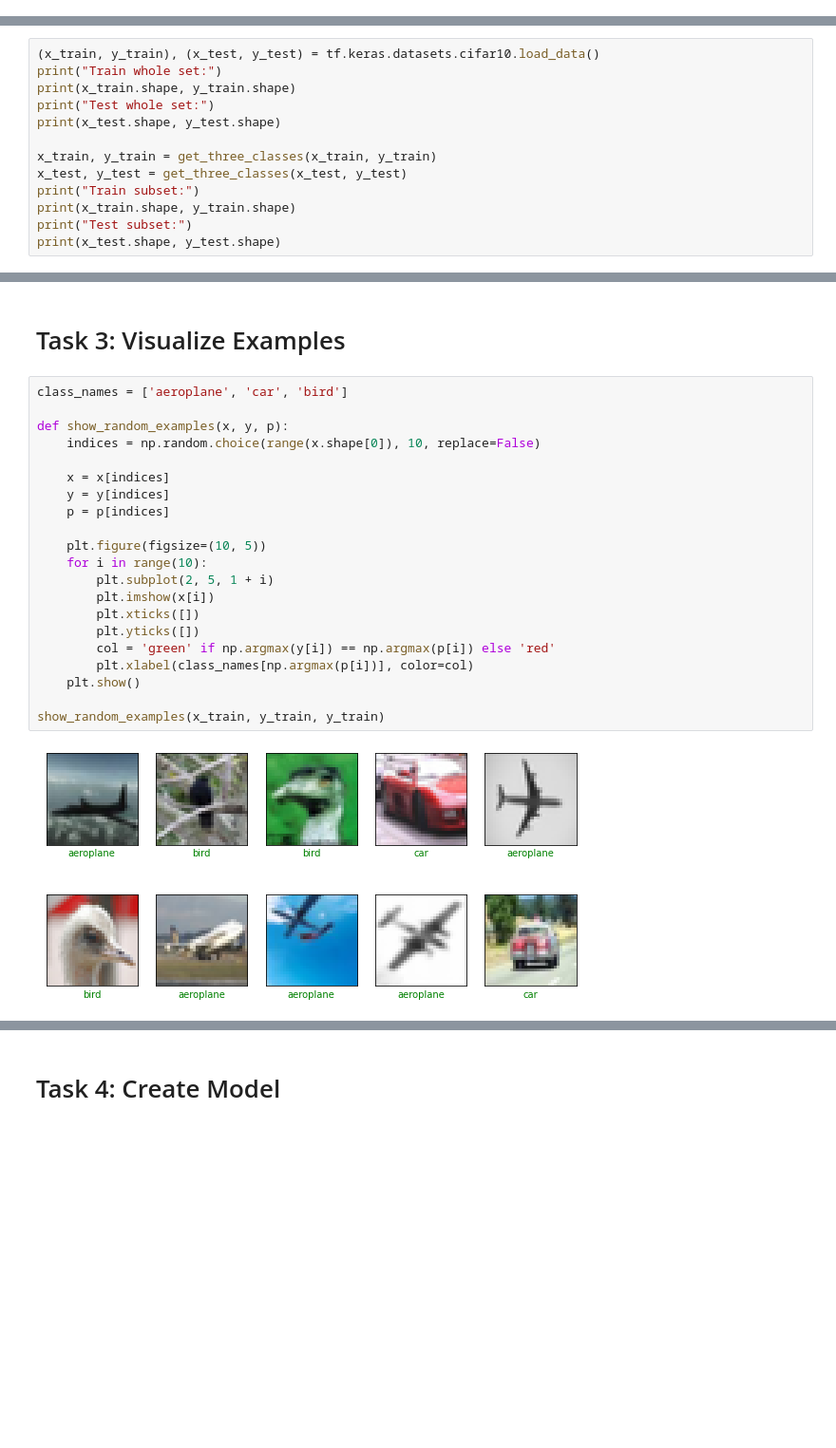
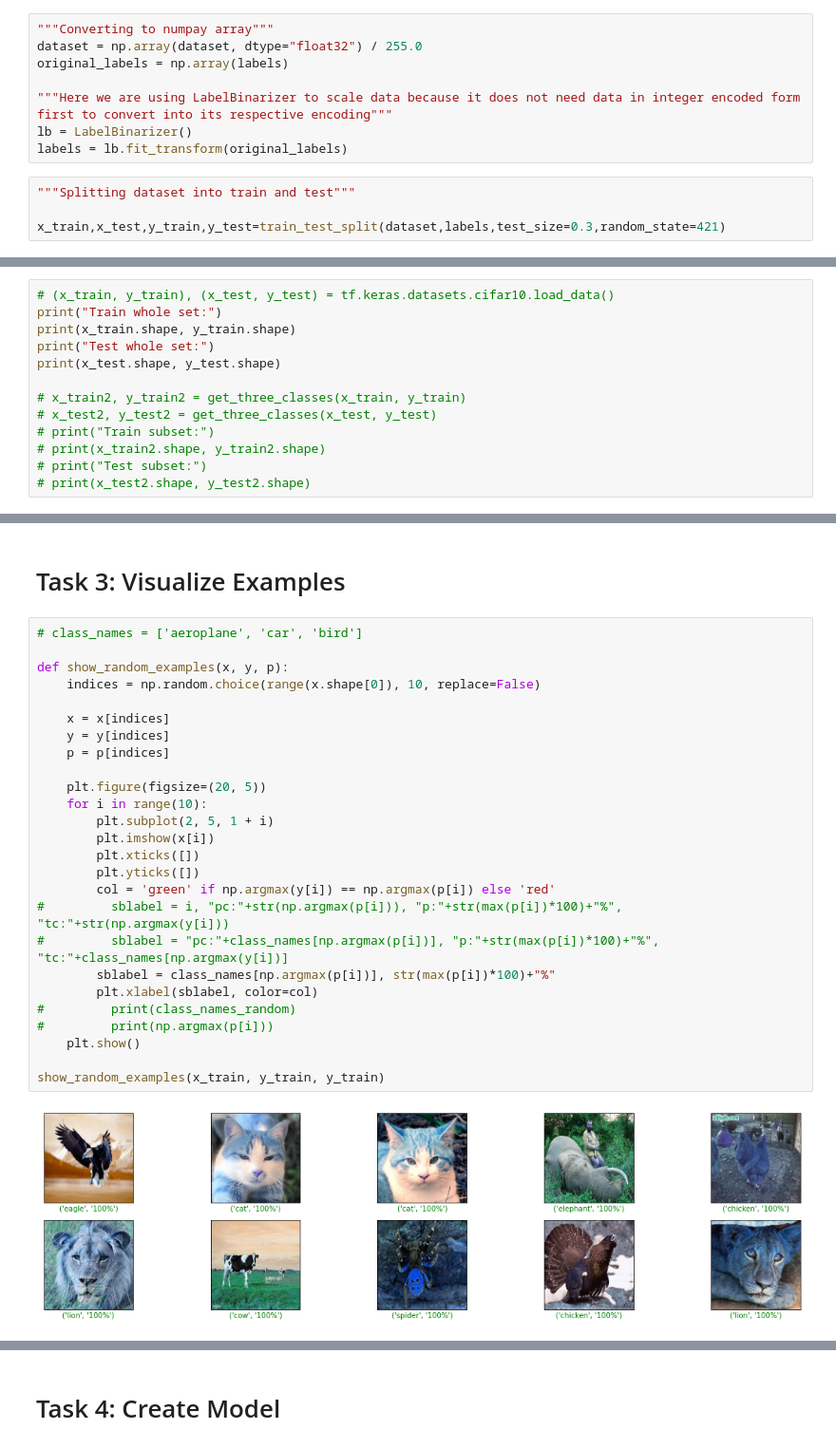
Before and after one commit to khandakerrahin/Image-Classification-with-CNN-using-Keras, a Jupyter notebook: image_classification_CNN_keras.ipynb, the cells around one changed output, grey strips where cells are left out. Shown at 95% size. Drawn from its saved outputs; the diff is of its cells as text; blank space fills up the shorter version.

```diff
--- a/image_classification_CNN_keras.ipynb
+++ b/image_classification_CNN_keras.ipynb
@@ -42,0 +155,12 @@ Is using GPU? False
+# %%
+"""Converting to numpay array"""
+dataset = np.array(dataset, dtype="float32") / 255.0
+original_labels = np.array(labels)
+
+"""Here we are using LabelBinarizer to scale data because it does not need data in integer encoded form first to convert into its respective encoding"""
+lb = LabelBinarizer()
+labels = lb.fit_transform(original_labels)
+# %%
+"""Splitting dataset into train and test"""
+
+x_train,x_test,y_train,y_test=train_test_split(dataset,labels,test_size=0.3,random_state=421)
@@ -63,14 +194,14 @@ def get_three_classes(x, y):
 # %%
-(x_train, y_train), (x_test, y_test) = tf.keras.datasets.cifar10.load_data()
+# (x_train, y_train), (x_test, y_test) = tf.keras.datasets.cifar10.load_data()
 print("Train whole set:")
 print(x_train.shape, y_train.shape)
 print("Test whole set:")
 print(x_test.shape, y_test.shape)
 
-x_train, y_train = get_three_classes(x_train, y_train)
-x_test, y_test = get_three_classes(x_test, y_test)
-print("Train subset:")
-print(x_train.shape, y_train.shape)
-print("Test subset:")
-print(x_test.shape, y_test.shape)
+# x_train2, y_train2 = get_three_classes(x_train, y_train)
+# x_test2, y_test2 = get_three_classes(x_test, y_test)
+# print("Train subset:")
+# print(x_train2.shape, y_train2.shape)
+# print("Test subset:")
+# print(x_test2.shape, y_test2.shape)
 # %% [output]
@@ -88,28 +212,33 @@ Test subset:
 # %% [markdown]
 # Task 3: Visualize Examples
 # %%
-class_names = ['aeroplane', 'car', 'bird']
+# class_names = ['aeroplane', 'car', 'bird']
 
 def show_random_examples(x, y, p):
     indices = np.random.choice(range(x.shape[0]), 10, replace=False)
 
     x = x[indices]
     y = y[indices]
     p = p[indices]
 
-    plt.figure(figsize=(10, 5))
+    plt.figure(figsize=(20, 5))
     for i in range(10):
         plt.subplot(2, 5, 1 + i)
         plt.imshow(x[i])
         plt.xticks([])
         plt.yticks([])
         col = 'green' if np.argmax(y[i]) == np.argmax(p[i]) else 'red'
-        plt.xlabel(class_names[np.argmax(p[i])], color=col)
+#         sblabel = i, "pc:"+str(np.argmax(p[i])), "p:"+str(max(p[i])*100)+"%", "tc:"+str(np.argmax(y[i]))
+#         sblabel = "pc:"+class_names[np.argmax(p[i])], "p:"+str(max(p[i])*100)+"%", "tc:"+class_names[np.argmax(y[i])]
+        sblabel = class_names[np.argmax(p[i])], str(max(p[i])*100)+"%"
+        plt.xlabel(sblabel, color=col)
+#         print(class_names_random)
+#         print(np.argmax(p[i]))
     plt.show()
 
 show_random_examples(x_train, y_train, y_train)
 # %% [output]
-[figure, old version]
+[figure, new version]
 # %%
 show_random_examples(x_test, y_test, y_test)
 # %% [output]
```
Also changed, not shown: parts of 25 cells of this notebook.
